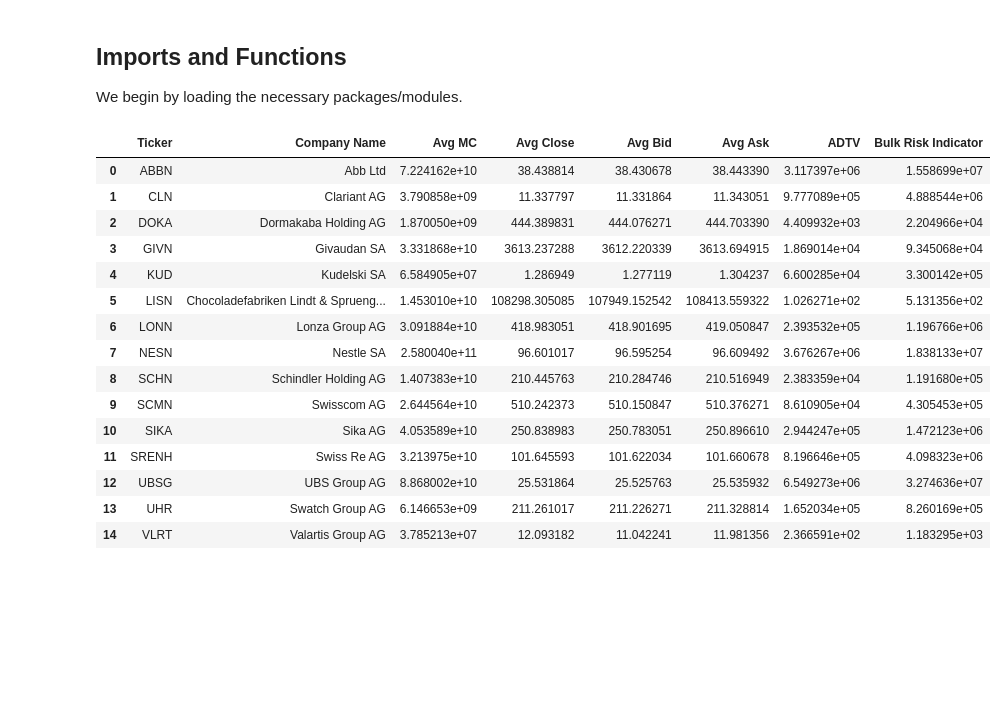
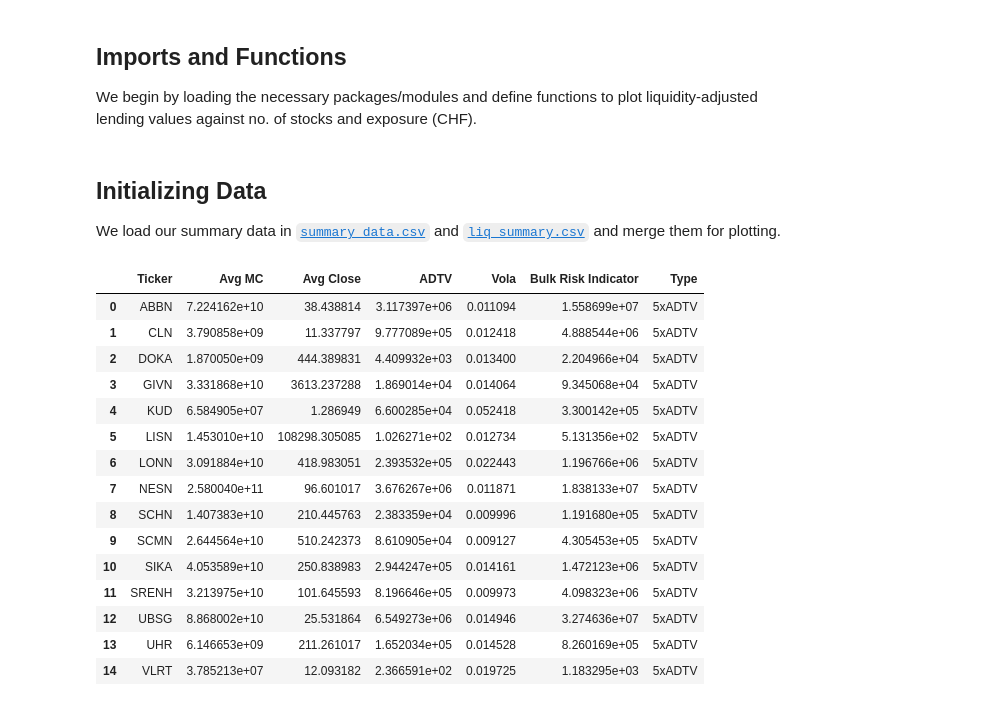
Before and after one commit to dianayjin/lending-value-model-for-illiquid-Lombard-financing, a Jupyter notebook: notebooks/3.1-dj-initial-model-visualization.ipynb, the cells around one changed output. Saved outputs shown, nothing was run; the diff lists cells and outputs as text; code cells hidden in the pictures; blank space fills up the shorter version.

```diff
--- a/notebooks/3.1-dj-initial-model-visualization.ipynb
+++ b/notebooks/3.1-dj-initial-model-visualization.ipynb
@@ -1,4 +1,4 @@
 # %% [markdown]
 ## Imports and Functions
 
-We begin by loading the necessary packages/modules.
+We begin by loading the necessary packages/modules and define functions to plot liquidity-adjusted lending values against no. of stocks and exposure (CHF).
@@ -8,21 +4,0 @@ import pandas as pd
-# %%
-def calc_bulk_risk(df):
-    """
-    Calculates the Bulk Risk Indicator for a set of stocks.
-
-    Args:
-    df (pandas DataFrame): DataFrame containing the columns 'ADTV', 'Avg MC'.
-
-    Returns:
-    pandas Series: A Series with the Bulk Risk Indicator for each stock.
-    """
-    # calc 5 times the ADTV for each stock
-    five_times_adtv = df['ADTV'] * 5
-
-    # calc the no. of stocks corresponding to 3% of the MC
-    three_percent_mc = df['Avg MC'] * 0.03 / df['Avg Close']
-
-    # calc min of the two values
-    bulk_risk_indicator = pd.DataFrame({'5xADTV': five_times_adtv, '3%MC': three_percent_mc}).min(axis=1)
-
-    return bulk_risk_indicator
@@ -29,22 +175,25 @@ def calc_bulk_risk(df):
+# %% [markdown]
+## Initializing Data
+
+We load our summary data in [`summary_data.csv`](<..\data\processed\summary_data.csv>) and [`liq_summary.csv`](<..\models\liq_param\liq_summary.csv>) and merge them for plotting.
 # %%
-df = pd.read_csv(os.path.join('..', 'data', 'processed', 'summary_data.csv'))
-df['Bulk Risk Indicator'] = calc_bulk_risk(df)
-
-display(df)
+sum_df = pd.read_csv(os.path.join('..', 'data', 'processed', 'summary_data.csv'), usecols=['Ticker', 'Avg MC', 'Avg Close', 'ADTV', 'Vola'])
+sum_df['Bulk Risk Indicator'], sum_df['Type'] = calc_bulk_risk(sum_df)
+display(sum_df)
 # %% [output]
-|  | Ticker | Company Name | Avg MC | Avg Close | Avg Bid | Avg Ask | ADTV | Bulk Risk Indicator |
-| 0 | ABBN | Abb Ltd | 7.224162e+10 | 38.438814 | 38.430678 | 38.443390 | 3.117397e+06 | 1.558699e+07 |
-| 1 | CLN | Clariant AG | 3.790858e+09 | 11.337797 | 11.331864 | 11.343051 | 9.777089e+05 | 4.888544e+06 |
-| 2 | DOKA | Dormakaba Holding AG | 1.870050e+09 | 444.389831 | 444.076271 | 444.703390 | 4.409932e+03 | 2.204966e+04 |
-| 3 | GIVN | Givaudan SA | 3.331868e+10 | 3613.237288 | 3612.220339 | 3613.694915 | 1.869014e+04 | 9.345068e+04 |
-| 4 | KUD | Kudelski SA | 6.584905e+07 | 1.286949 | 1.277119 | 1.304237 | 6.600285e+04 | 3.300142e+05 |
-| 5 | LISN | Chocoladefabriken Lindt & Sprueng... | 1.453010e+10 | 108298.305085 | 107949.152542 | 108413.559322 | 1.026271e+02 | 5.131356e+02 |
-| 6 | LONN | Lonza Group AG | 3.091884e+10 | 418.983051 | 418.901695 | 419.050847 | 2.393532e+05 | 1.196766e+06 |
-| 7 | NESN | Nestle SA | 2.580040e+11 | 96.601017 | 96.595254 | 96.609492 | 3.676267e+06 | 1.838133e+07 |
-| 8 | SCHN | Schindler Holding AG | 1.407383e+10 | 210.445763 | 210.284746 | 210.516949 | 2.383359e+04 | 1.191680e+05 |
-| 9 | SCMN | Swisscom AG | 2.644564e+10 | 510.242373 | 510.150847 | 510.376271 | 8.610905e+04 | 4.305453e+05 |
-| 10 | SIKA | Sika AG | 4.053589e+10 | 250.838983 | 250.783051 | 250.896610 | 2.944247e+05 | 1.472123e+06 |
-| 11 | SRENH | Swiss Re AG | 3.213975e+10 | 101.645593 | 101.622034 | 101.660678 | 8.196646e+05 | 4.098323e+06 |
-| 12 | UBSG | UBS Group AG | 8.868002e+10 | 25.531864 | 25.525763 | 25.535932 | 6.549273e+06 | 3.274636e+07 |
-| 13 | UHR | Swatch Group AG | 6.146653e+09 | 211.261017 | 211.226271 | 211.328814 | 1.652034e+05 | 8.260169e+05 |
-| 14 | VLRT | Valartis Group AG | 3.785213e+07 | 12.093182 | 11.042241 | 11.981356 | 2.366591e+02 | 1.183295e+03 |
+|  | Ticker | Avg MC | Avg Close | ADTV | Vola | Bulk Risk Indicator | Type |
+| 0 | ABBN | 7.224162e+10 | 38.438814 | 3.117397e+06 | 0.011094 | 1.558699e+07 | 5xADTV |
+| 1 | CLN | 3.790858e+09 | 11.337797 | 9.777089e+05 | 0.012418 | 4.888544e+06 | 5xADTV |
+| 2 | DOKA | 1.870050e+09 | 444.389831 | 4.409932e+03 | 0.013400 | 2.204966e+04 | 5xADTV |
+| 3 | GIVN | 3.331868e+10 | 3613.237288 | 1.869014e+04 | 0.014064 | 9.345068e+04 | 5xADTV |
+| 4 | KUD | 6.584905e+07 | 1.286949 | 6.600285e+04 | 0.052418 | 3.300142e+05 | 5xADTV |
+| 5 | LISN | 1.453010e+10 | 108298.305085 | 1.026271e+02 | 0.012734 | 5.131356e+02 | 5xADTV |
+| 6 | LONN | 3.091884e+10 | 418.983051 | 2.393532e+05 | 0.022443 | 1.196766e+06 | 5xADTV |
+| 7 | NESN | 2.580040e+11 | 96.601017 | 3.676267e+06 | 0.011871 | 1.838133e+07 | 5xADTV |
+| 8 | SCHN | 1.407383e+10 | 210.445763 | 2.383359e+04 | 0.009996 | 1.191680e+05 | 5xADTV |
+| 9 | SCMN | 2.644564e+10 | 510.242373 | 8.610905e+04 | 0.009127 | 4.305453e+05 | 5xADTV |
+| 10 | SIKA | 4.053589e+10 | 250.838983 | 2.944247e+05 | 0.014161 | 1.472123e+06 | 5xADTV |
+| 11 | SRENH | 3.213975e+10 | 101.645593 | 8.196646e+05 | 0.009973 | 4.098323e+06 | 5xADTV |
+| 12 | UBSG | 8.868002e+10 | 25.531864 | 6.549273e+06 | 0.014946 | 3.274636e+07 | 5xADTV |
+| 13 | UHR | 6.146653e+09 | 211.261017 | 1.652034e+05 | 0.014528 | 8.260169e+05 | 5xADTV |
+| 14 | VLRT | 3.785213e+07 | 12.093182 | 2.366591e+02 | 0.019725 | 1.183295e+03 | 5xADTV |
```
Also changed, not shown: parts of 5 cells of this notebook, 24 other files.
